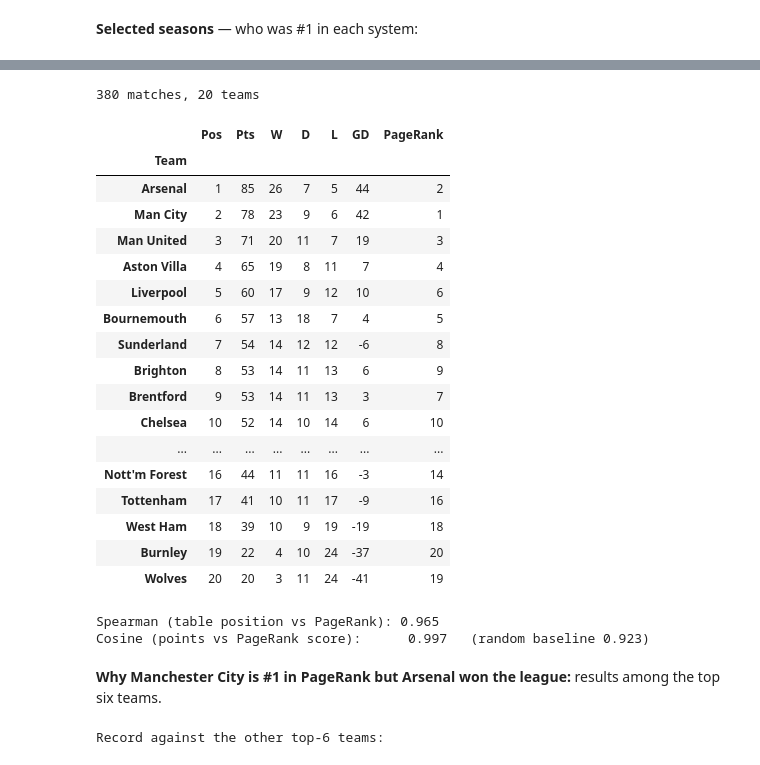
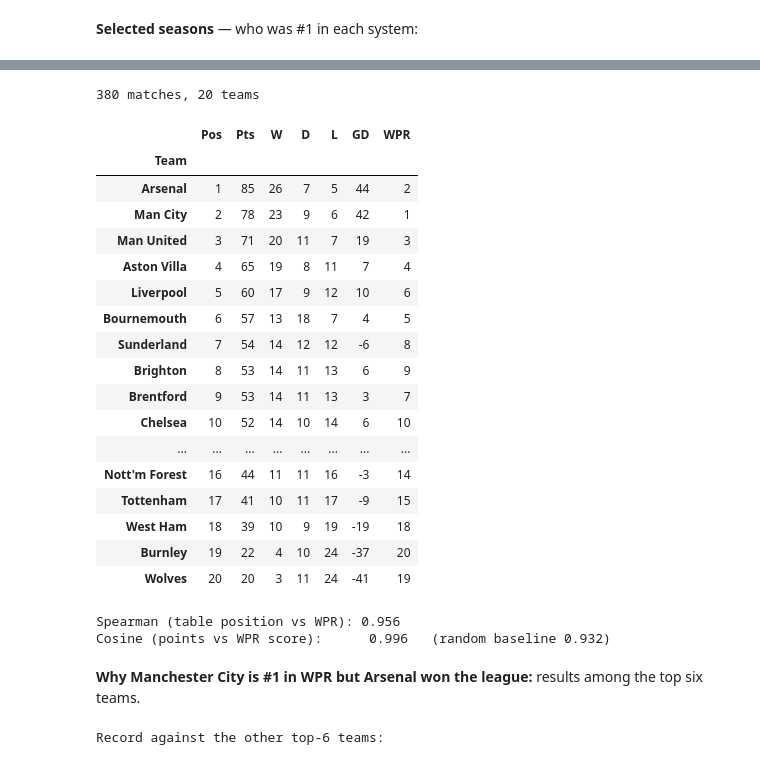
Before and after one commit to ChakibMadcur/tennis-pagerank-research, a Jupyter notebook: notebooks/03_cosine_history_premier_league.ipynb, the cells around one changed output, grey strips where cells are left out. Cells and saved outputs as stored; diff of their text form; code cells hidden in the pictures.

```diff
--- a/notebooks/03_cosine_history_premier_league.ipynb
+++ b/notebooks/03_cosine_history_premier_league.ipynb
@@ -31,7 +31,7 @@ def load_season(year):
              & (~m.score.astype(str).str.contains("W/O", na=False))]
 
 def build_graph(m):
-    G = nx.DiGraph()                                   # arrow: loser -> winner, weight = matches won
+    G = nx.DiGraph()                                   # directed edge: loser -> winner, weight = matches won
     for loser, winner in zip(m.loser_id, m.winner_id):
         if G.has_edge(loser, winner):
             G[loser][winner]["weight"] += 1
@@ -40,9 +40,7 @@ def build_graph(m):
     return G
 
 def pagerank_scores(m, G):
-    wins = m.winner_id.value_counts()
-    node_weight = {p: wins.get(p, 0) + 1 for p in G}   # node weight = matches won + 1
-    return pd.Series(nx.pagerank(G, alpha=0.85, personalization=node_weight, weight="weight", tol=1e-12))
+    return pd.Series(nx.pagerank(G, alpha=0.85, weight="weight", tol=1e-12))   # WPR, uniform restart (no node weights)
 
 RANKING_FILES = ["atp_rankings_70s.csv", "atp_rankings_80s.csv", "atp_rankings_90s.csv",
                  "atp_rankings_00s.csv", "atp_rankings_10s.csv", "atp_rankings_20s.csv"]
@@ -125,11 +123,11 @@ pd.concat({"2015": cos15, "2025": cos25}, axis=1).round(3)
 Ns = [2, 5, 10, 20, 50, 100]
 fig, ax = plt.subplots(figsize=(7.5, 4.2))
 for year, t, color in [("2015", cos15, BLUE), ("2025", cos25, ORANGE)]:
-    ax.plot(Ns, t["Cosine similarity"], "-o", color=color, lw=2, ms=6, label=f"{year}: PageRank vs ATP")
+    ax.plot(Ns, t["Cosine similarity"], "-o", color=color, lw=2, ms=6, label=f"{year}: WPR vs ATP")
     ax.plot(Ns, t["Random baseline"], "--", color=color, lw=1.4, alpha=0.7, label=f"{year}: random baseline")
 ax.set_xscale("log"); ax.set_xticks(Ns); ax.set_xticklabels(Ns)
 ax.set_ylim(0.3, 1.02); ax.set_xlabel("Number of players compared (ATP top N)"); ax.set_ylabel("Cosine similarity")
-ax.set_title("PageRank and ATP vectors stay aligned as N grows; chance does not", loc="left", fontsize=11)
+ax.set_title("WPR and ATP vectors stay aligned as N grows; chance does not", loc="left", fontsize=11)
 ax.legend(frameon=False, fontsize=8.5, loc="lower left")
 plt.tight_layout(); plt.savefig("figures/cosine_by_N.png", dpi=200); plt.show()
 # %% [output]
@@ -204,7 +202,7 @@ for year in range(1973, 2026):
                  "Spearman": spearmanr(top["rank"], -pr[top.index])[0],
                  "Cosine": cosine(top.points, pr[top.index]) if has_points else np.nan,
                  "ATP #1": names.get(atp[atp["rank"] == 1].index[0]),
-                 "PageRank #1": names.get(pr.idxmax()),
+                 "WPR #1": names.get(pr.idxmax()),
                  "Top-10 overlap": len(set(atp[atp["rank"] <= 10].index) & set(pr.nlargest(10).index))})
 history = pd.DataFrame(rows).set_index("Season")
 print("Average Spearman 1973–1989:", round(history.loc[1973:1989, "Spearman"].mean(), 3))
@@ -257,39 +255,37 @@ epl = pd.read_csv(EPL, parse_dates=["Date"])
 
 def league_table(d):
     rows = []
     for r in d.itertuples():
         rows += [(r.HomeTeam, r.FTHG, r.FTAG), (r.AwayTeam, r.FTAG, r.FTHG)]
     t = pd.DataFrame(rows, columns=["Team", "GF", "GA"])
     t = t.assign(W=t.GF > t.GA, D=t.GF == t.GA, L=t.GF < t.GA)
     T = t.groupby("Team").agg(P=("GF", "size"), W=("W", "sum"), D=("D", "sum"), L=("L", "sum"), GF=("GF", "sum"), GA=("GA", "sum"))
     T["GD"], T["Pts"] = T.GF - T.GA, 3 * T.W + T.D
     T = T.sort_values(["Pts", "GD", "GF"], ascending=False)
     T.insert(0, "Pos", range(1, len(T) + 1))
     return T
 
 def football_graph(d):
     G = nx.DiGraph(); G.add_nodes_from(set(d.HomeTeam) | set(d.AwayTeam))
     def add(u, v, w):
         G.add_edge(u, v, weight=G[u][v]["weight"] + w if G.has_edge(u, v) else w)
     for r in d.itertuples():
         if r.FTHG < r.FTAG:   add(r.HomeTeam, r.AwayTeam, 1)       # home team lost
         elif r.FTHG > r.FTAG: add(r.AwayTeam, r.HomeTeam, 1)       # away team lost
         else:                 add(r.HomeTeam, r.AwayTeam, 0.5); add(r.AwayTeam, r.HomeTeam, 0.5)
     return G
 
 def football_pagerank(d):
-    T, G = league_table(d), football_graph(d)
-    node_weight = {t: T.W[t] + T.D[t] / 2 + 1 for t in G}
-    return pd.Series(nx.pagerank(G, alpha=0.85, personalization=node_weight, weight="weight", tol=1e-12))
+    return pd.Series(nx.pagerank(football_graph(d), alpha=0.85, weight="weight", tol=1e-12))
 
 table = league_table(epl)
 pr_epl = football_pagerank(epl)
-table["PageRank"] = pr_epl.rank(ascending=False).astype(int)[table.index]
+table["WPR"] = pr_epl.rank(ascending=False).astype(int)[table.index]
 print(f"{len(epl)} matches, {len(table)} teams")
-table[["Pos", "Pts", "W", "D", "L", "GD", "PageRank"]]
+table[["Pos", "Pts", "W", "D", "L", "GD", "WPR"]]
 # %% [output]
 380 matches, 20 teams
-|  | Pos | Pts | W | D | L | GD | PageRank |
+|  | Pos | Pts | W | D | L | GD | WPR |
 | Team |  |  |  |  |  |  |  |
 | Arsenal | 1 | 85 | 26 | 7 | 5 | 44 | 2 |
 | Man City | 2 | 78 | 23 | 9 | 6 | 42 | 1 |
@@ -303,19 +299,19 @@ table[["Pos", "Pts", "W", "D", "L", "GD", "PageRank"]]
 | Chelsea | 10 | 52 | 14 | 10 | 14 | 6 | 10 |
 | ... | ... | ... | ... | ... | ... | ... | ... |
 | Nott'm Forest | 16 | 44 | 11 | 11 | 16 | -3 | 14 |
-| Tottenham | 17 | 41 | 10 | 11 | 17 | -9 | 16 |
+| Tottenham | 17 | 41 | 10 | 11 | 17 | -9 | 15 |
 | West Ham | 18 | 39 | 10 | 9 | 19 | -19 | 18 |
 | Burnley | 19 | 22 | 4 | 10 | 24 | -37 | 20 |
 | Wolves | 20 | 20 | 3 | 11 | 24 | -41 | 19 |
 # %%
 base = np.mean([cosine(table.Pts, rng.permutation(pr_epl[table.index].values)) for _ in range(2000)])
-print(f"Spearman (table position vs PageRank): {spearmanr(table.Pos, table.PageRank)[0]:.3f}")
-print(f"Cosine (points vs PageRank score):      {cosine(table.Pts, pr_epl[table.index]):.3f}   (random baseline {base:.3f})")
+print(f"Spearman (table position vs WPR): {spearmanr(table.Pos, table.WPR)[0]:.3f}")
+print(f"Cosine (points vs WPR score):      {cosine(table.Pts, pr_epl[table.index]):.3f}   (random baseline {base:.3f})")
 # %% [output]
-Spearman (table position vs PageRank): 0.965
-Cosine (points vs PageRank score):      0.997   (random baseline 0.923)
+Spearman (table position vs WPR): 0.956
+Cosine (points vs WPR score):      0.996   (random baseline 0.932)
 # %% [markdown]
-**Why Manchester City is #1 in PageRank but Arsenal won the league:** results among the top six teams.
+**Why Manchester City is #1 in WPR but Arsenal won the league:** results among the top six teams.
 # %%
 top6 = list(table.index[:6])
 h = epl[epl.HomeTeam.isin(top6) & epl.AwayTeam.isin(top6)]
```
Also changed, not shown: parts of 17 cells of this notebook, 11 other files.
